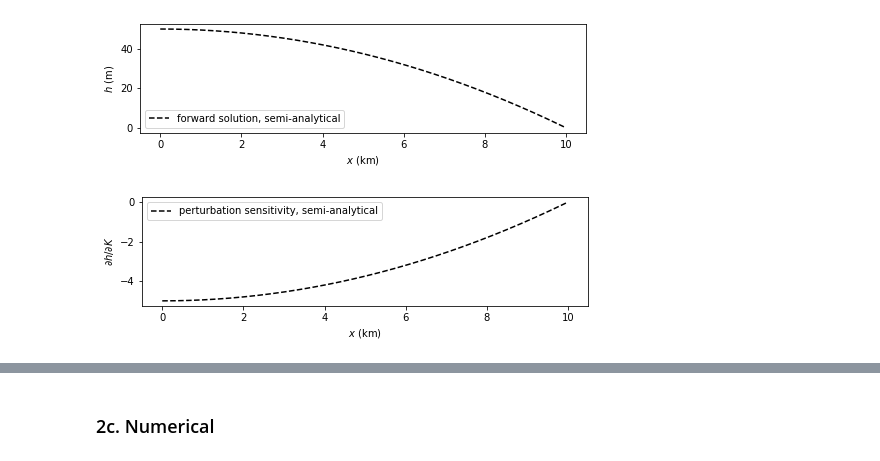
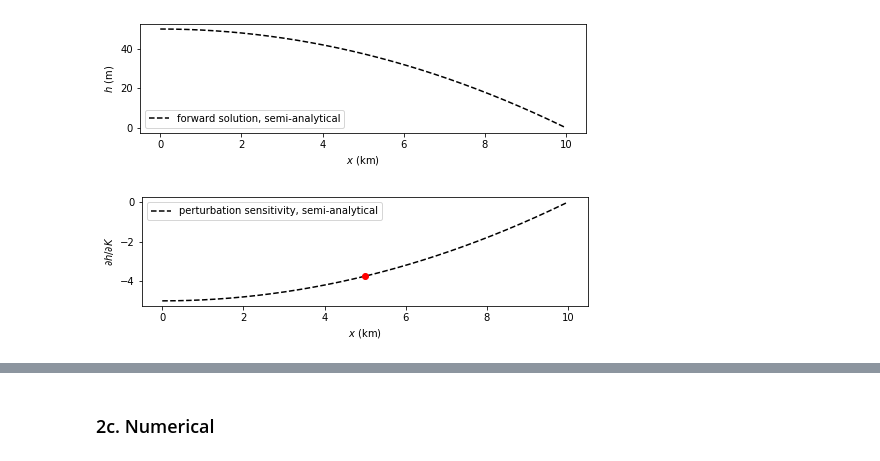
Before and after one commit to christurnadge/1o_adjoint_sensitivities, a Jupyter notebook: 1_K.ipynb, the cells around one changed output, grey strips where cells are left out. Saved outputs shown, nothing was run; the diff lists cells and outputs as text; code cells hidden in the pictures.

```diff
--- a/1_K.ipynb
+++ b/1_K.ipynb
@@ -146,22 +147,23 @@ plt.legend(loc=3);
 # %%
 M1 = timml.Model3D(kaq=K+K*dpar, z=[0., -b])
 timml.ImpLineDoublet1D(M1, xld=0.)
 timml.HeadLineSink1D(M1, xls=L, hls=0.)
 timml.StripAreaSink(M1, 0., L, R)
 M1.solve(silent=True)
 H1 = M1.headalongline(X, 0.).flatten()
 dhdK = (H1-H0)/(K*dpar)
 
 %matplotlib inline
 import matplotlib as mpl
 import matplotlib.pyplot as plt
 plt.subplots(figsize=[8,2])
 plt.plot(X/1000., dhdK, 'k--', mfc='none', label='perturbation sensitivity, semi-analytical')
+plt.plot(ocol/1000., dhdK[ocol], 'ro')
 plt.xlabel('$x$ (km)')
 plt.ylabel(r'$\partial h / \partial K$')
 plt.legend();
 # %% [output]
-[figure, old version]
+[figure, new version]
 # %%
 set_background('rgba(0, 200, 0, 0.2)')
 print('%.6f (%.6f)'% (dhdK[ocol], benchmark))
```
Also changed, not shown: parts of 53 cells of this notebook, 9 other files.
